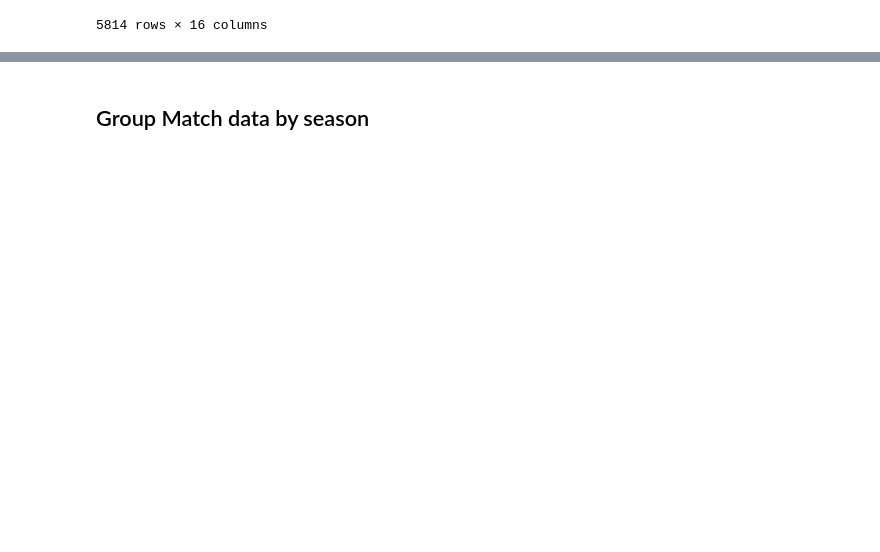
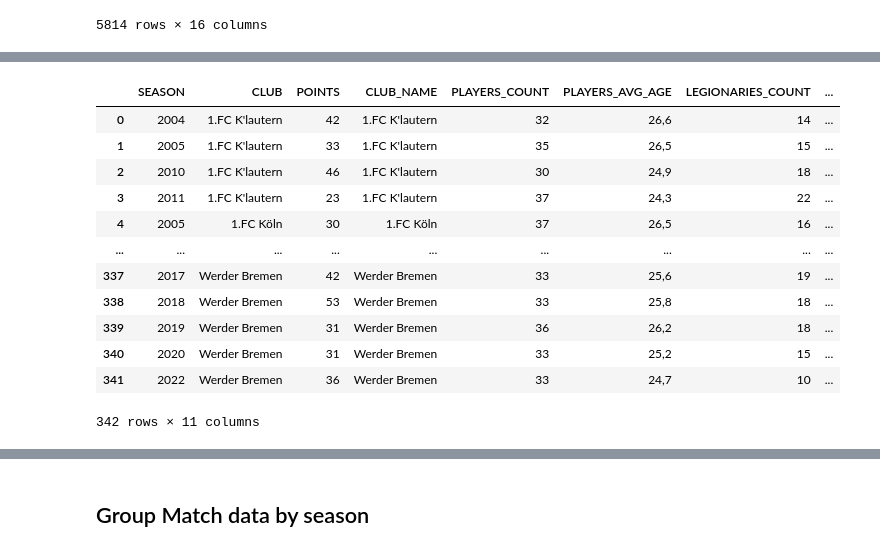
Before and after one commit to lucajanas/web-mining, a Jupyter notebook: Analysis.ipynb, the cells around one changed output, grey strips where cells are left out. Drawn from its saved outputs; the diff is of its cells as text; code cells hidden in the pictures; blank space fills up the shorter version.

```diff
--- a/Analysis.ipynb
+++ b/Analysis.ipynb
@@ -164,0 +372,16 @@ df_matchday
+# %%
+efficiency_df
+# %% [output]
+|  | SEASON | CLUB | POINTS | CLUB_NAME | PLAYERS_COUNT | PLAYERS_AVG_AGE | LEGIONARIES_COUNT | ... |
+| 0 | 2004 | 1.FC K'lautern | 42 | 1.FC K'lautern | 32 | 26,6 | 14 | ... |
+| 1 | 2005 | 1.FC K'lautern | 33 | 1.FC K'lautern | 35 | 26,5 | 15 | ... |
+| 2 | 2010 | 1.FC K'lautern | 46 | 1.FC K'lautern | 30 | 24,9 | 18 | ... |
+| 3 | 2011 | 1.FC K'lautern | 23 | 1.FC K'lautern | 37 | 24,3 | 22 | ... |
+| 4 | 2005 | 1.FC Köln | 30 | 1.FC Köln | 37 | 26,5 | 16 | ... |
+| ... | ... | ... | ... | ... | ... | ... | ... | ... |
+| 337 | 2017 | Werder Bremen | 42 | Werder Bremen | 33 | 25,6 | 19 | ... |
+| 338 | 2018 | Werder Bremen | 53 | Werder Bremen | 33 | 25,8 | 18 | ... |
+| 339 | 2019 | Werder Bremen | 31 | Werder Bremen | 36 | 26,2 | 18 | ... |
+| 340 | 2020 | Werder Bremen | 31 | Werder Bremen | 33 | 25,2 | 15 | ... |
+| 341 | 2022 | Werder Bremen | 36 | Werder Bremen | 33 | 24,7 | 10 | ... |
+342 rows × 11 columns
```
Also changed, not shown: parts of 24 cells of this notebook, 2 other files.
